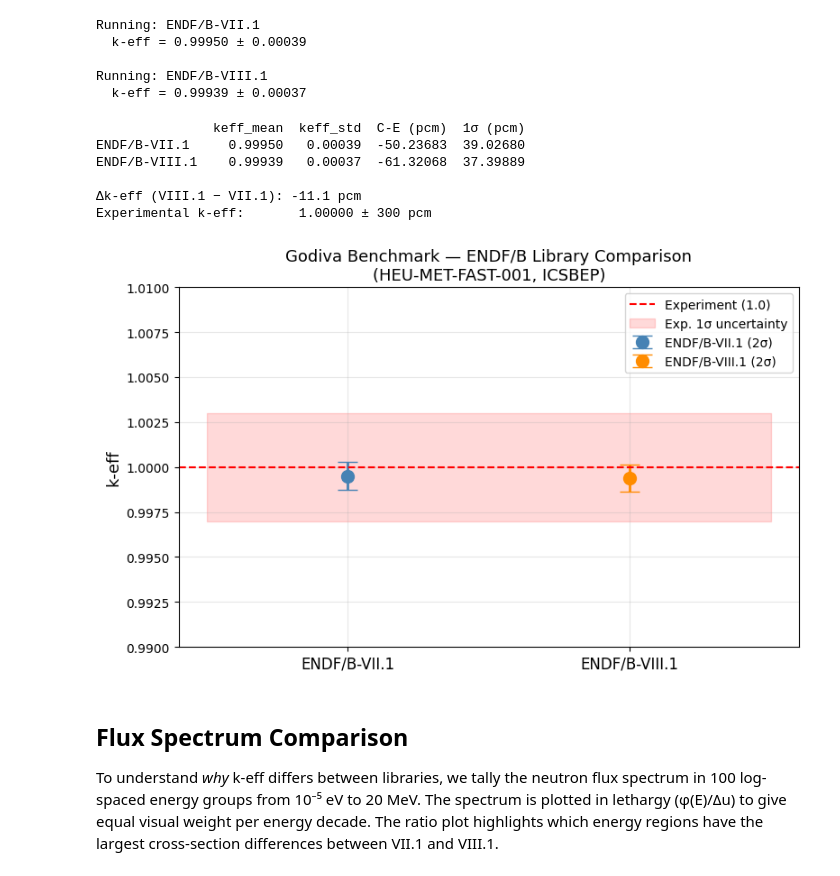
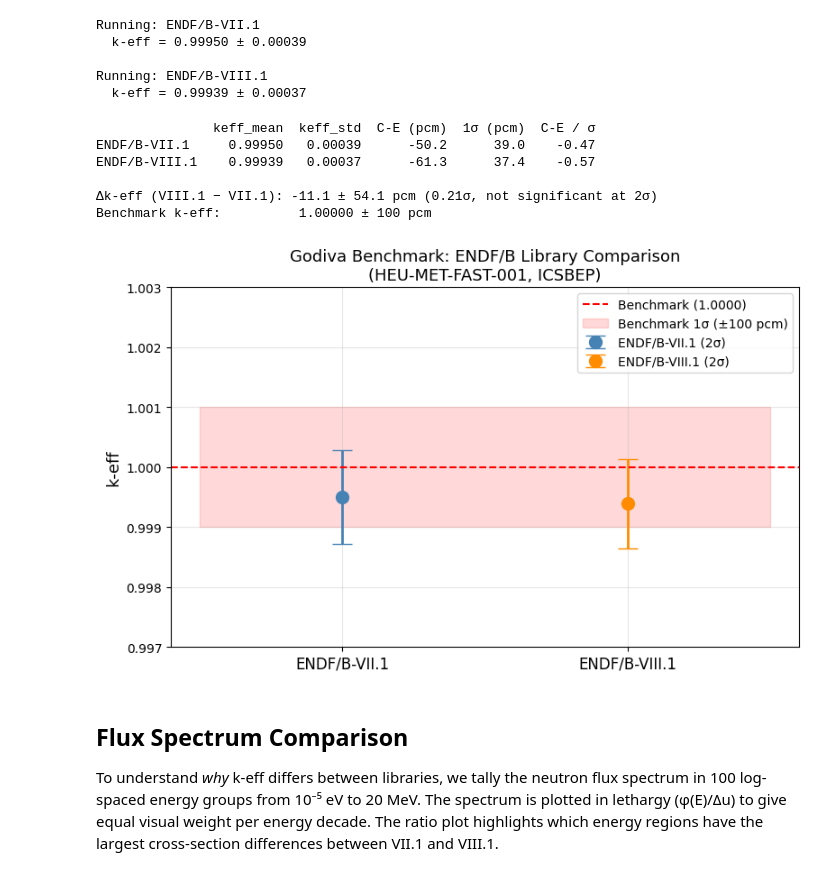
Before and after one commit to Timothy-C-Github/Nuclear, a Jupyter notebook: ENDF_Dataset_Comparisons.ipynb, the cells around one changed output. Saved outputs shown, nothing was run; the diff lists cells and outputs as text; code cells hidden in the pictures.

```diff
--- a/ENDF_Dataset_Comparisons.ipynb
+++ b/ENDF_Dataset_Comparisons.ipynb
@@ -155,57 +155,64 @@ Running: ENDF/B-VII.1
 Running: ENDF/B-VIII.1
   k-eff = 0.99939 ± 0.00037
 # %%
-KEFF_EXP     = 1.0000  # ICSBEP HEU-MET-FAST-001
-KEFF_EXP_UNC = 0.0030  # 1-sigma
+KEFF_EXP     = 1.0000  # ICSBEP HEU-MET-FAST-001 benchmark k-eff
+KEFF_EXP_UNC = 0.0010  # 1-sigma (ICSBEP; also LA-13594, Table 8)
 
 df = pd.DataFrame(results).T
-df['C-E']       = df['keff_mean'] - KEFF_EXP
-df['C-E (pcm)'] = df['C-E'] * 1e5
+df['C-E (pcm)'] = (df['keff_mean'] - KEFF_EXP) * 1e5
 df['1σ (pcm)']  = df['keff_std'] * 1e5
+# C-E in units of the combined Monte Carlo + benchmark uncertainty
+df['C-E / σ']   = (df['keff_mean'] - KEFF_EXP) / np.hypot(df['keff_std'], KEFF_EXP_UNC)
 
-delta_pcm = (results['ENDF/B-VIII.1']['keff_mean'] -
-             results['ENDF/B-VII.1']['keff_mean']) * 1e5
+# Library-to-library shift; the two runs are treated as independent
+k7, k8    = results['ENDF/B-VII.1'], results['ENDF/B-VIII.1']
+delta_pcm = (k8['keff_mean'] - k7['keff_mean']) * 1e5
+delta_unc = np.hypot(k8['keff_std'], k7['keff_std']) * 1e5
+z_delta   = abs(delta_pcm) / delta_unc
 
-print(df[['keff_mean', 'keff_std', 'C-E (pcm)', '1σ (pcm)']].round(5).to_string())
-print(f'\nΔk-eff (VIII.1 − VII.1): {delta_pcm:+.1f} pcm')
-print(f'Experimental k-eff:       {KEFF_EXP:.5f} ± {KEFF_EXP_UNC*1e5:.0f} pcm')
+print(df[['keff_mean', 'keff_std', 'C-E (pcm)', '1σ (pcm)', 'C-E / σ']]
+      .round({'keff_mean': 5, 'keff_std': 5, 'C-E (pcm)': 1, '1σ (pcm)': 1, 'C-E / σ': 2})
+      .to_string())
+print(f'\nΔk-eff (VIII.1 − VII.1): {delta_pcm:+.1f} ± {delta_unc:.1f} pcm '
+      f'({z_delta:.2f}σ, {"significant" if z_delta >= 2 else "not significant"} at 2σ)')
+print(f'Benchmark k-eff:          {KEFF_EXP:.5f} ± {KEFF_EXP_UNC*1e5:.0f} pcm')
 # %% [output]
-               keff_mean  keff_std  C-E (pcm)  1σ (pcm)
-ENDF/B-VII.1     0.99950   0.00039  -50.23683  39.02680
-ENDF/B-VIII.1    0.99939   0.00037  -61.32068  37.39889
+               keff_mean  keff_std  C-E (pcm)  1σ (pcm)  C-E / σ
+ENDF/B-VII.1     0.99950   0.00039      -50.2      39.0    -0.47
+ENDF/B-VIII.1    0.99939   0.00037      -61.3      37.4    -0.57
 
-Δk-eff (VIII.1 − VII.1): -11.1 pcm
-Experimental k-eff:       1.00000 ± 300 pcm
+Δk-eff (VIII.1 − VII.1): -11.1 ± 54.1 pcm (0.21σ, not significant at 2σ)
+Benchmark k-eff:          1.00000 ± 100 pcm
 # %%
 fig, ax = plt.subplots(figsize=(8, 5))
 
 lib_names = list(results.keys())
 keffs  = [results[l]['keff_mean'] for l in lib_names]
 stds   = [results[l]['keff_std']  for l in lib_names]
 colors = ['steelblue', 'darkorange']
 
 for i, (name, keff, std, color) in enumerate(zip(lib_names, keffs, stds, colors)):
     ax.errorbar(i, keff, yerr=2*std, fmt='o', capsize=8,
                 markersize=10, color=color, linewidth=2, label=f'{name} (2σ)')
 
-ax.axhline(KEFF_EXP, color='red', linestyle='--', label=f'Experiment ({KEFF_EXP})')
+ax.axhline(KEFF_EXP, color='red', linestyle='--', label=f'Benchmark ({KEFF_EXP:.4f})')
 ax.fill_between([-0.5, 1.5],
                 KEFF_EXP - KEFF_EXP_UNC,
                 KEFF_EXP + KEFF_EXP_UNC,
-                alpha=0.15, color='red', label='Exp. 1σ uncertainty')
+                alpha=0.15, color='red', label=f'Benchmark 1σ (±{KEFF_EXP_UNC*1e5:.0f} pcm)')
 
 ax.set_xticks([0, 1])
 ax.set_xticklabels(lib_names, fontsize=12)
 ax.set_ylabel('k-eff', fontsize=13)
 ax.set_title('Godiva Benchmark: ENDF/B Library Comparison\n(HEU-MET-FAST-001, ICSBEP)', fontsize=13)
 ax.legend(fontsize=10)
-ax.set_ylim(0.990, 1.010)
+ax.set_ylim(KEFF_EXP - 3*KEFF_EXP_UNC, KEFF_EXP + 3*KEFF_EXP_UNC)
 ax.grid(True, alpha=0.3)
 plt.tight_layout()
 plt.savefig('godiva_keff_comparison.png', dpi=150)
 plt.show()
 # %% [output]
-[figure, old version]
+[figure, new version]
 # %% [markdown]
 ## Flux Spectrum Comparison
 
```
Also changed, not shown: parts of 3 cells of this notebook.
